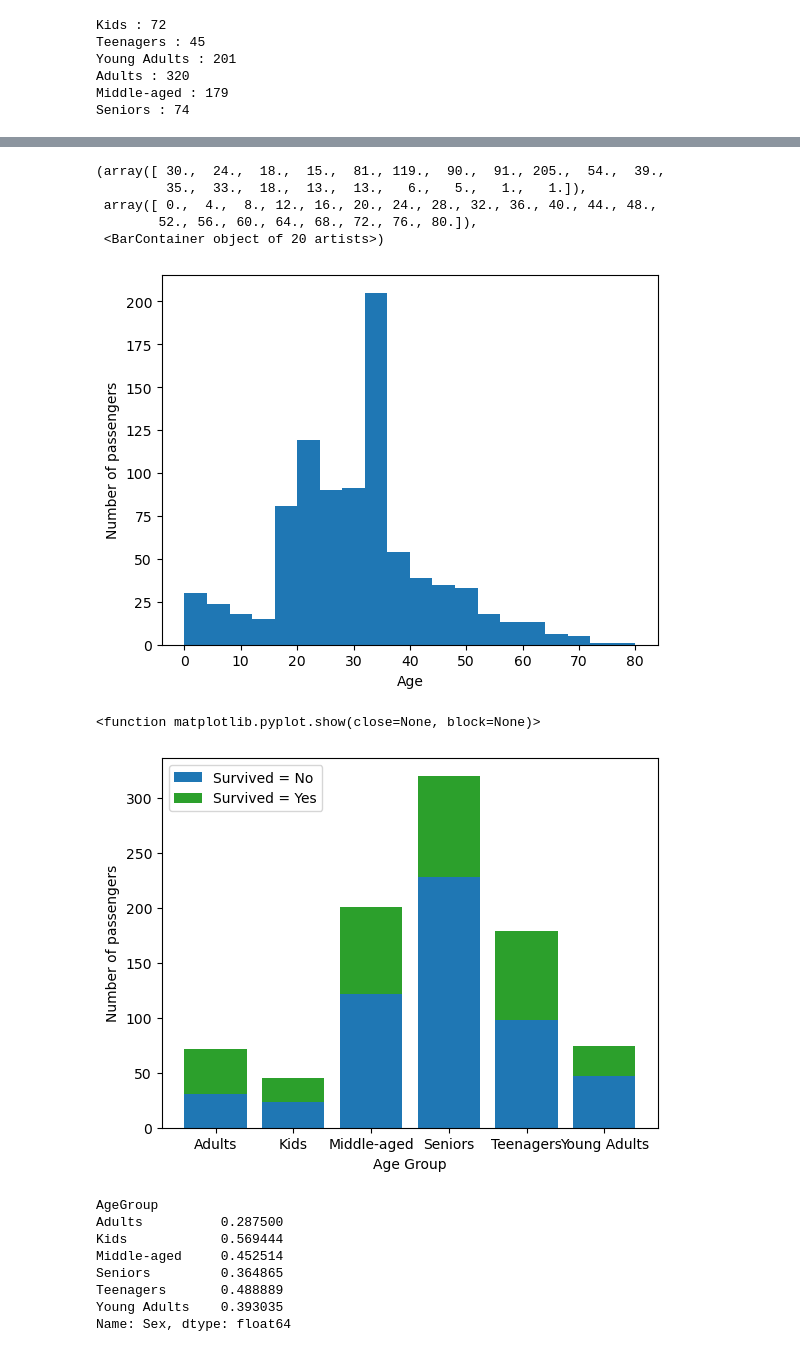
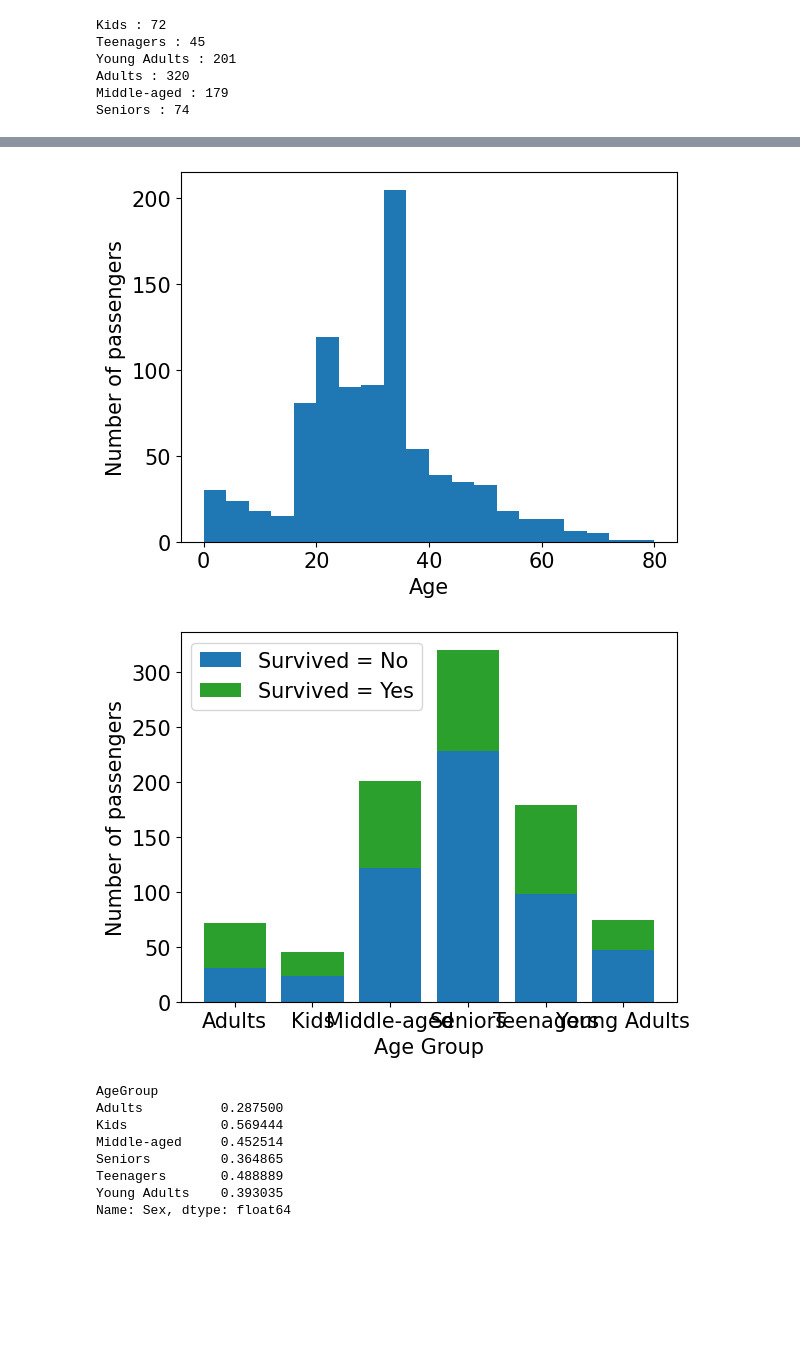
Before and after one commit to mariusjb/dm1-titanic, a Jupyter notebook: preprocessing.ipynb, the cells around one changed output, grey strips where cells are left out. Cells and saved outputs as stored; diff of their text form; code cells hidden in the pictures; blank space fills up the shorter version.

```diff
--- a/preprocessing.ipynb
+++ b/preprocessing.ipynb
@@ -251,6 +253,8 @@ plt.show
 # Survival Rate by Sex
 survival_rate = Surv_1 / (Surv_0 + Surv_1)
 print(survival_rate)
+
+plt.rc('font', size=15)
 plt.xlabel('Sex')
 plt.ylabel('Survival Rate')
 #plt.title('Survival Rate by Sex')
@@ -280,6 +284,7 @@ Note: For replacing the NaNs, we determine the mean ages of all title groups. Fo
 # define a figure with sub plots so we can compare different histograms
 # the parameters are: number of rows, number of columns, share the y-axis, and the size of the figure
 fig, axs = plt.subplots(1, 2, sharey=False, figsize=(10,4))
+plt.rc('font', size=15)
 
 # plot a histogram of column 'Age'
 axs[0].hist(df['Age'].values, bins = 20, range = (0,90))
@@ -380,6 +385,7 @@ Seniors : 74
 # define a figure with sub plots so we can compare different histograms
 # the parameters are: number of rows, number of columns, share the y-axis, and the size of the figure
 fig, axs = plt.subplots(3, 2, sharey=False, figsize=(10,10))
+plt.rc('font', size=15)
 
 # plot a histogram of column 'Age'
 axs[0][0].hist(df['Age'])
@@ -411,40 +417,36 @@ Reminder: The plots for Age_Opt2 (second and sixth plot) do not contain the repl
 # %%
 # Passengers by Age
+plt.rc('font', size=15)
 plt.xlabel('Age')
 plt.ylabel('Number of passengers')
 #plt.title('Passengers by age')
 plt.hist(df['Age'], bins=20, range=(0,80))
 #plt.savefig("figures\\age_distribution.jpg")
 # %% [output]
-(array([ 30.,  24.,  18.,  15.,  81., 119.,  90.,  91., 205.,  54.,  39.,
-         35.,  33.,  18.,  13.,  13.,   6.,   5.,   1.,   1.]),
- array([ 0.,  4.,  8., 12., 16., 20., 24., 28., 32., 36., 40., 44., 48.,
-        52., 56., 60., 64., 68., 72., 76., 80.]),
- <BarContainer object of 20 artists>)
-[figure, old version]
+[figure, new version]
 # %%
 # Passengers by Age Group and Survival
 Surv_0 = df.groupby(['AgeGroup', 'Survived']).count()['Sex'].loc[:,0]
 Surv_1 = df.groupby(['AgeGroup', 'Survived']).count()['Sex'].loc[:,1]
 
 Surv_0_ord = []
 Surv_1_ord = []
 for group in age_groups:
     Surv_0_ord.append(Surv_0[group])
     Surv_1_ord.append(Surv_1[group])
 
+plt.rc('font', size=15)
 plt.xlabel('Age Group')
 plt.ylabel('Number of passengers')
 #plt.title('Passengers by Age Group and Survival')
 plt.xticks(np.arange(6), ("Adults", "Kids", "Middle-aged", "Seniors", "Teenagers", "Young Adults"))
 plt.bar(np.arange(6), Surv_0_ord, color = 'tab:blue')
 plt.bar(np.arange(6), Surv_1_ord, color = 'tab:green', bottom = Surv_0_ord)
 plt.legend( ('Survived = No', 'Survived = Yes'), loc = 2 )
 plt.show
 #plt.savefig("figures\\agegroup_survived_distribution.jpg")
 # %% [output]
-<function matplotlib.pyplot.show(close=None, block=None)>
-[figure, old version]
+[figure, new version]
 # %%
 # Survival Rate by Age Group
 survival_rate = Surv_1 / (Surv_0 + Surv_1)
```
Also changed, not shown: parts of 22 cells of this notebook, 12 other files.
